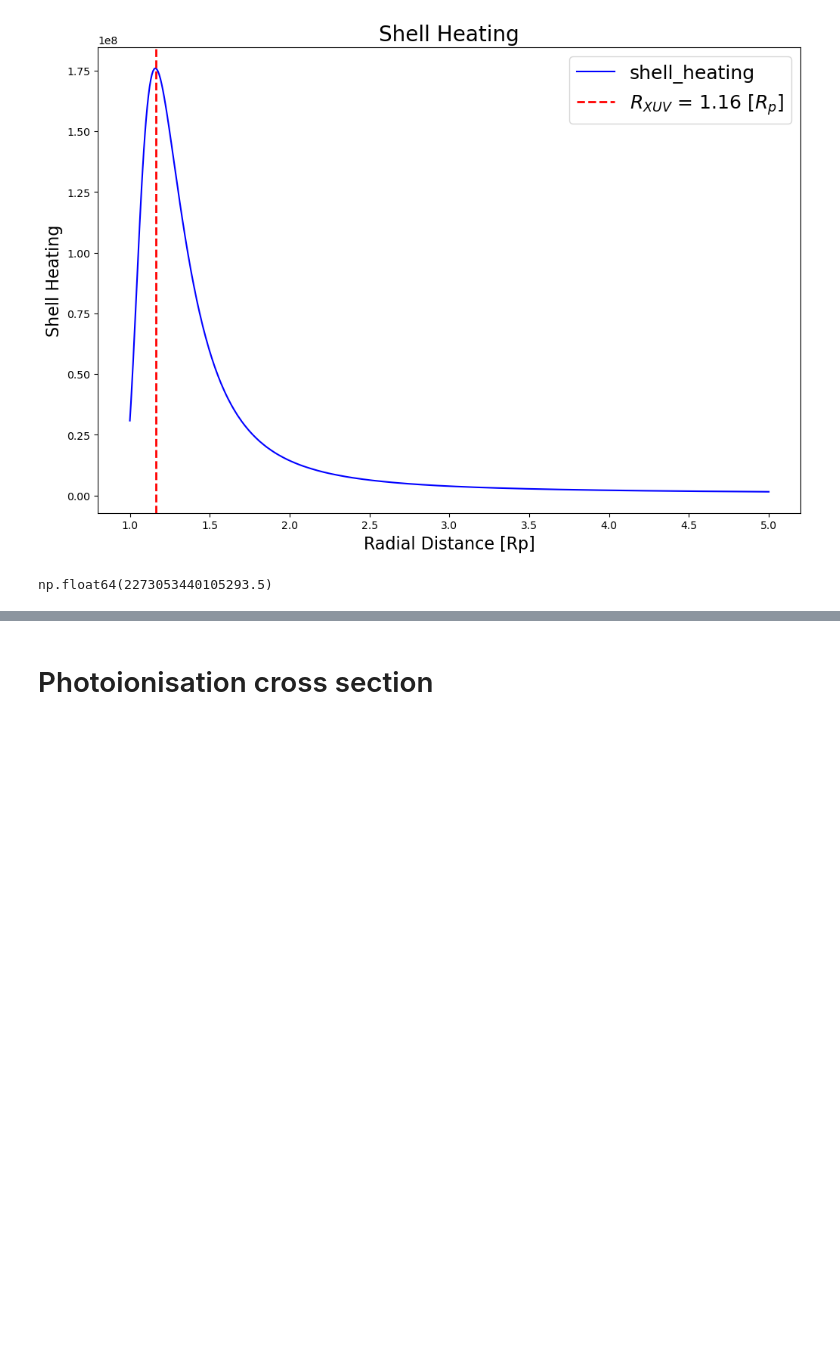
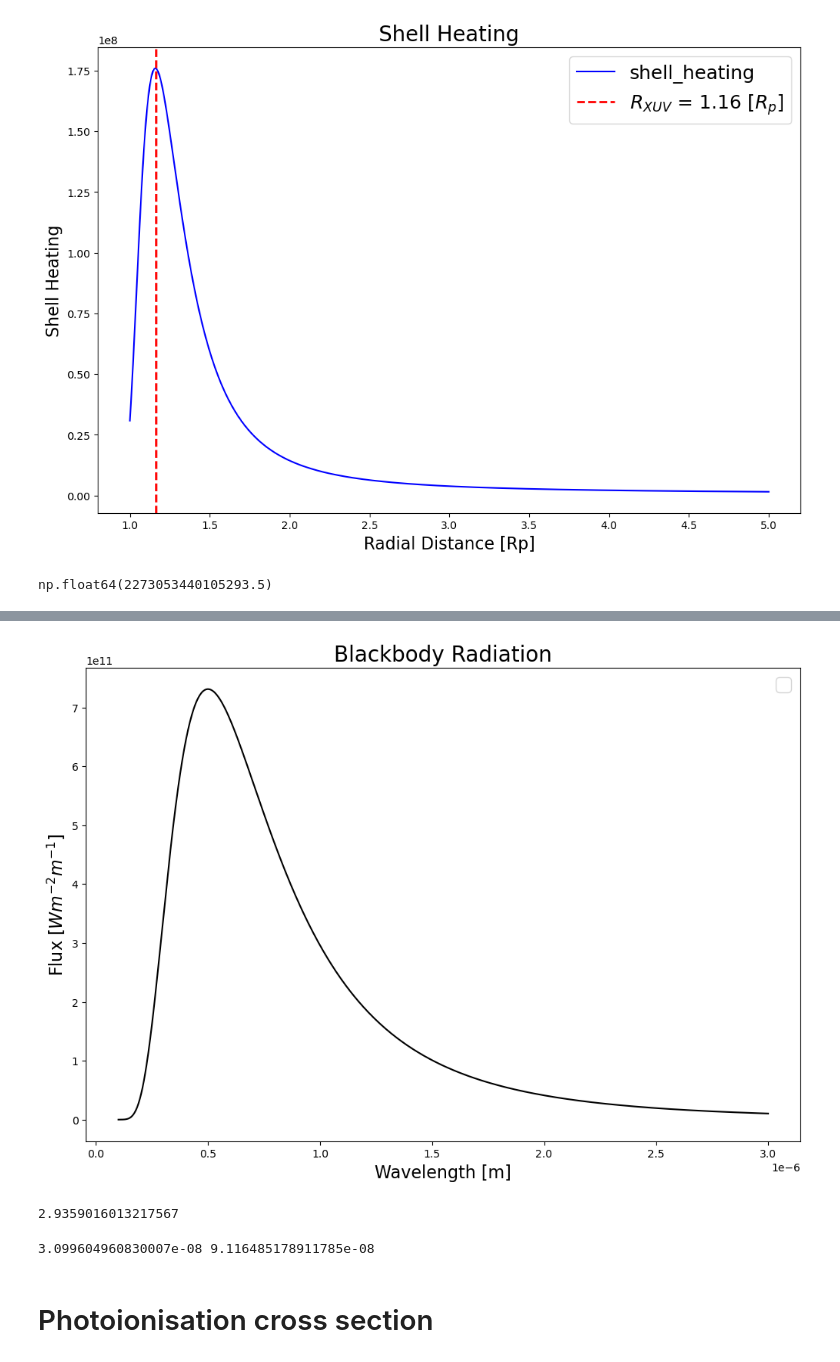
Before and after one commit to shih-jim/escape, a Jupyter notebook: energy_conservation.ipynb, the cells around one changed output, grey strips where cells are left out. Drawn from its saved outputs; the diff is of its cells as text; code cells hidden in the pictures; blank space fills up the shorter version.

```diff
--- a/energy_conservation.ipynb
+++ b/energy_conservation.ipynb
@@ -127,0 +173,50 @@ np.float64(2273053440105293.5)
+# %%
+def BB_flux(temperature, wavelength,r_star, distance):
+    """
+    Black body flux at a distance from the source.
+
+    Parameters
+    ----------
+    temperature : float
+        Temperature of the blackbody in [K].
+    wavelength : float or array-like
+        Wavelength in [m].
+    rstar : float
+        Radius of the star in [m].
+    distance : float
+        Distance from the source in [m].
+    Returns
+    -------
+    flux : float
+        Flux in [W/m^2/m].
+    """
+
+    ### Convert intensity (spectral radiance) to flux (spectral irradiance) by integrating over the hemisphere.
+    ### Apply the inverse square law to calculate the flux at a distance from the source.
+
+    #surface intensity on the star
+    intensity = planck_function(temperature, wavelength)
+
+    # Convert intensity (spectral radiance) to flux (spectral irradiance) by integrating over the hemisphere: pi*intensity
+    # Account for the star's surface area and apply the inverse square law to calculate the flux at a distance from the source: divide by (r_star/distance)^2
+
+    flux = intensity * np.pi * (r_star/distance)**2
+
+    return flux
+
+#### parameters
+T_star = 5800 # temperature of the star in [K]
+r_star = 6.96e8 # radius of the star in [m]
+distance = 0.05 * tools.AU # distance from the star to the planet in [m]
+lambda_range = np.linspace(100e-9, 3000e-9,1000)
+flux_array = BB_flux(T_star, lambda_range, r_star, distance)
+
+plt.figure(figsize=(12, 8))
+plt.plot(lambda_range, flux_array, color='black')
+plt.title('Blackbody Radiation', fontsize=20)
+plt.xlabel(r'Wavelength [m]', fontsize=16)
+plt.ylabel(r'Flux [$W m^{-2} m^{-1}$]', fontsize=16)
+plt.legend(fontsize=18)
+plt.show()
+# %% [output]
+[figure, added]
@@ -128,3 +233,11 @@ np.float64(2273053440105293.5)
+# %%
+integrated_flux * 1e3 #convert from W/m^2 to erg/s/cm^2
+# %% [output]
+2.9359016013217567
+# %%
+print(lambda_min, lambda_max)
+# %% [output]
+3.099604960830007e-08 9.116485178911785e-08
 # %% [markdown]
 # Photoionisation cross section
 # %%
```
Also changed, not shown: parts of 6 cells of this notebook, 1 other file.
